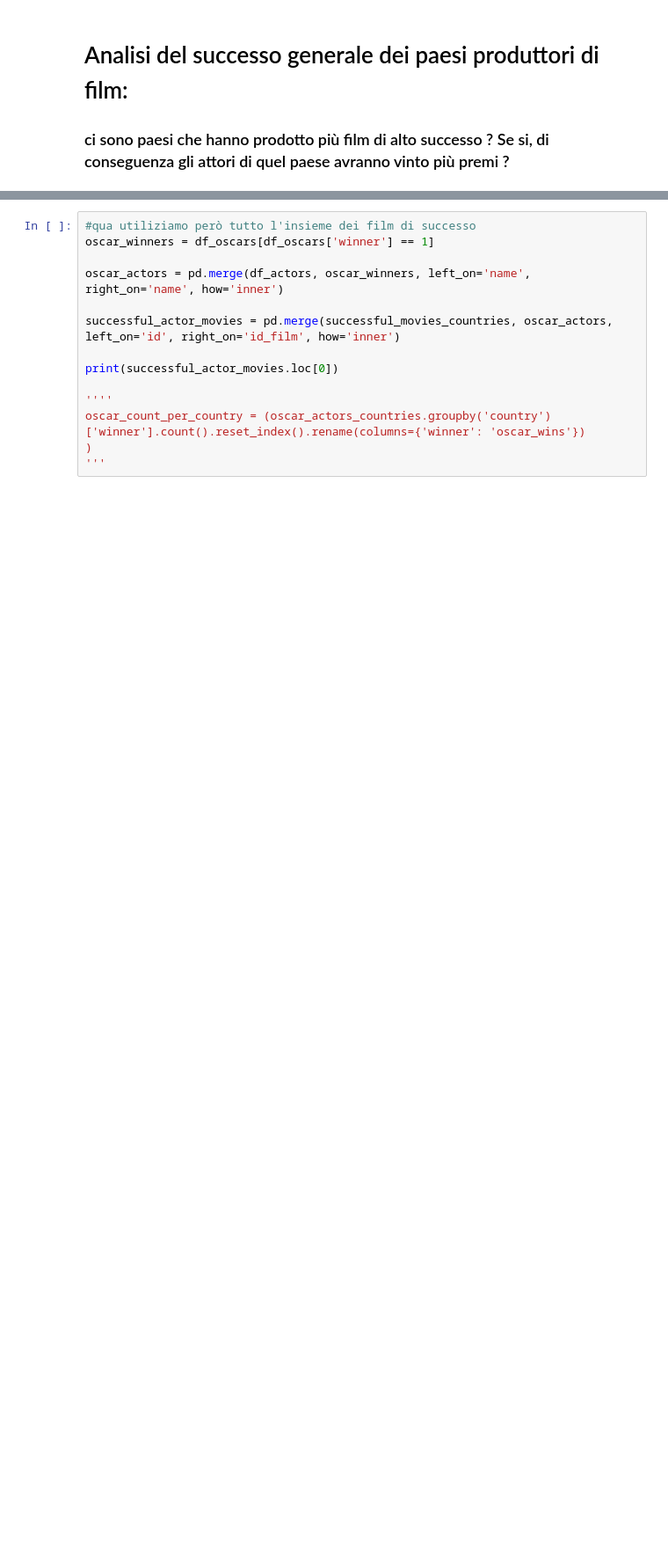
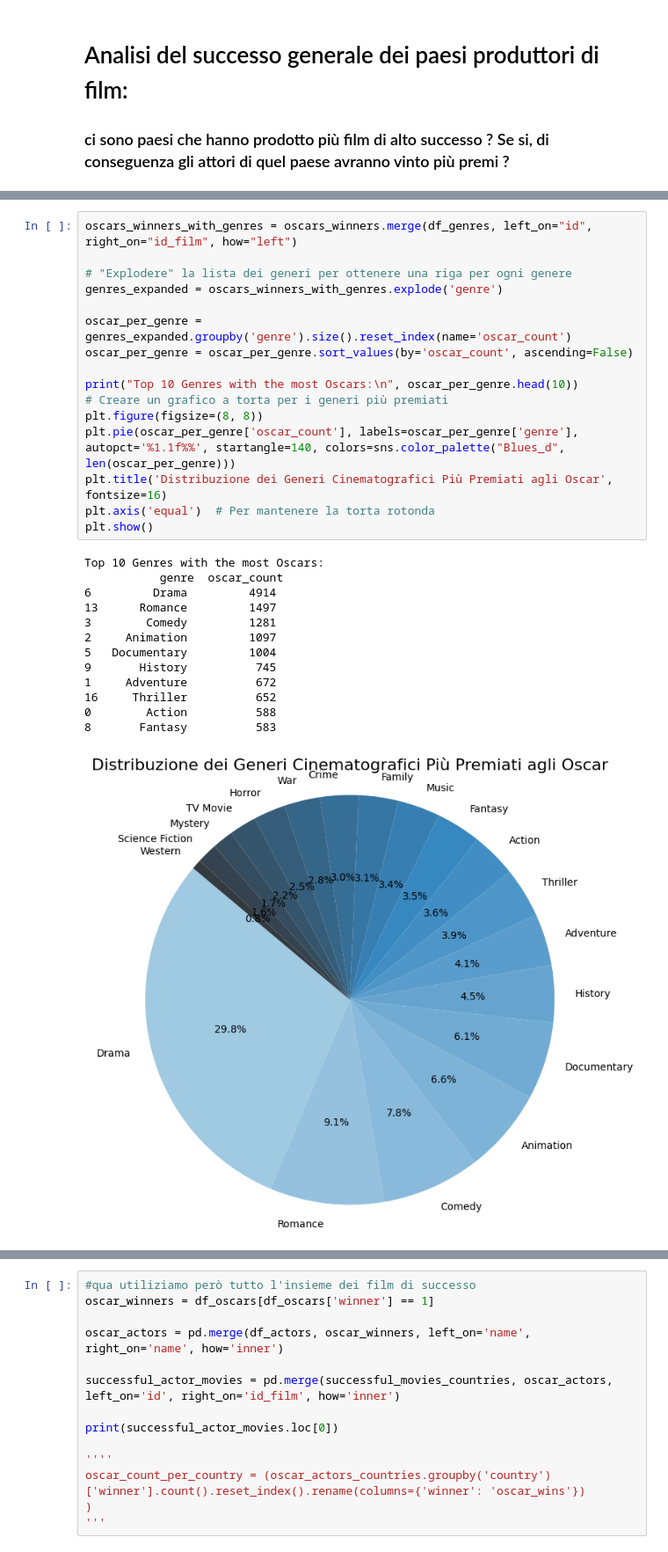
Before and after one commit to GabrieBu/freshcarrots, a Jupyter notebook: ium_Notebook/Cleaning.ipynb, the cells around one changed output, grey strips where cells are left out. Shown at 88% size. Drawn from its saved outputs; the diff is of its cells as text; blank space fills up the shorter version.

```diff
--- a/ium_Notebook/Cleaning.ipynb
+++ b/ium_Notebook/Cleaning.ipynb
@@ -815,0 +845,30 @@ Possiamo vedere che gli Stati Uniti sono il paese con il maggior numero di film
+# %%
+oscars_winners_with_genres = oscars_winners.merge(df_genres, left_on="id", right_on="id_film", how="left")
+
+# "Explodere" la lista dei generi per ottenere una riga per ogni genere
+genres_expanded = oscars_winners_with_genres.explode('genre')
+
+oscar_per_genre = genres_expanded.groupby('genre').size().reset_index(name='oscar_count')
+oscar_per_genre = oscar_per_genre.sort_values(by='oscar_count', ascending=False)
+
+print("Top 10 Genres with the most Oscars:\n", oscar_per_genre.head(10))
+# Creare un grafico a torta per i generi più premiati
+plt.figure(figsize=(8, 8))
+plt.pie(oscar_per_genre['oscar_count'], labels=oscar_per_genre['genre'], autopct='%1.1f%%', startangle=140, colors=sns.color_palette("Blues_d", len(oscar_per_genre)))
+plt.title('Distribuzione dei Generi Cinematografici Più Premiati agli Oscar', fontsize=16)
+plt.axis('equal')  # Per mantenere la torta rotonda
+plt.show()
+# %% [output]
+Top 10 Genres with the most Oscars:
+           genre  oscar_count
+6         Drama         4914
+13      Romance         1497
+3        Comedy         1281
+2     Animation         1097
+5   Documentary         1004
+9       History          745
+1     Adventure          672
+16     Thriller          652
+0        Action          588
+8       Fantasy          583
+[figure, added]
```
Also changed, not shown: parts of 19 cells of this notebook.
